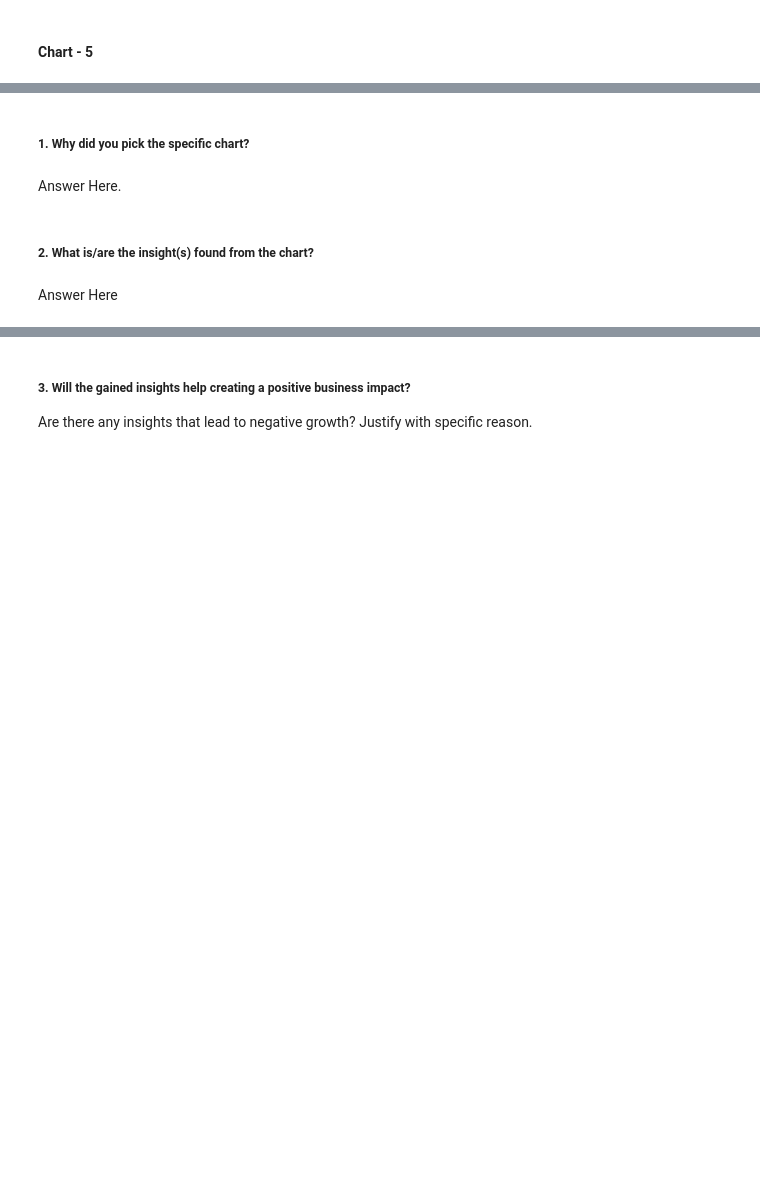
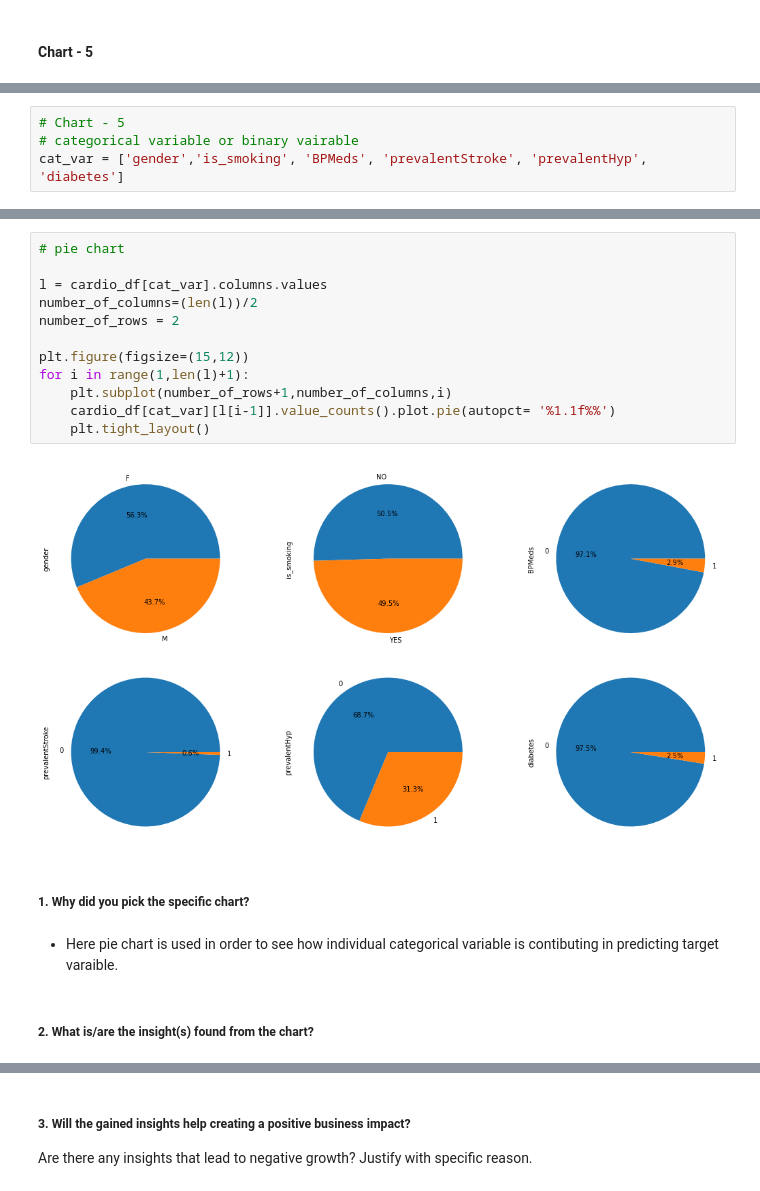
Before and after one commit to sakshantG/Cardiovascular_Risk_Prediction, a Jupyter notebook: Copy_of_Sample_ML_Submission_Template.ipynb, the cells around one changed output, grey strips where cells are left out. Drawn from its saved outputs; the diff is of its cells as text; blank space fills up the shorter version.

```diff
--- a/Copy_of_Sample_ML_Submission_Template.ipynb
+++ b/Copy_of_Sample_ML_Submission_Template.ipynb
@@ -596,0 +615,4 @@ Answer Here
+# %%
+# Chart - 5
+# categorical variable or binary vairable
+cat_var = ['gender','is_smoking', 'BPMeds', 'prevalentStroke', 'prevalentHyp', 'diabetes']
@@ -597,8 +655,20 @@ Answer Here
+# %%
+# pie chart
+
+l = cardio_df[cat_var].columns.values
+number_of_columns=(len(l))/2
+number_of_rows = 2
+
+plt.figure(figsize=(15,12))
+for i in range(1,len(l)+1):
+    plt.subplot(number_of_rows+1,number_of_columns,i)
+    cardio_df[cat_var][l[i-1]].value_counts().plot.pie(autopct= '%1.1f%%')
+    plt.tight_layout()
+# %% [output]
+[figure, added]
 # %% [markdown]
 ##### 1. Why did you pick the specific chart?
-# %% [markdown]
-Answer Here.
+# %% [markdown]
+* Here pie chart is used in order to see how individual categorical variable is contibuting in predicting target varaible.
 # %% [markdown]
 ##### 2. What is/are the insight(s) found from the chart?
-# %% [markdown]
-Answer Here
```
Also changed, not shown: parts of 50 cells of this notebook.
